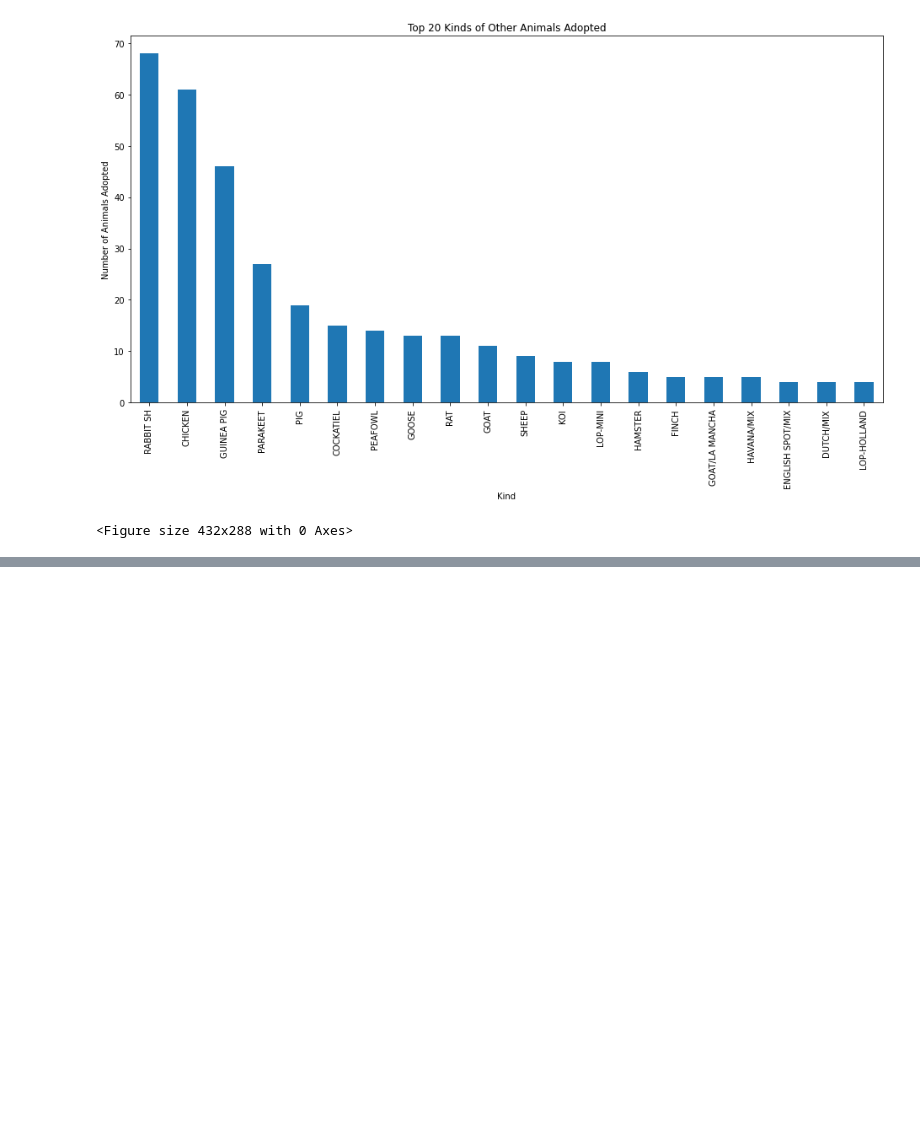
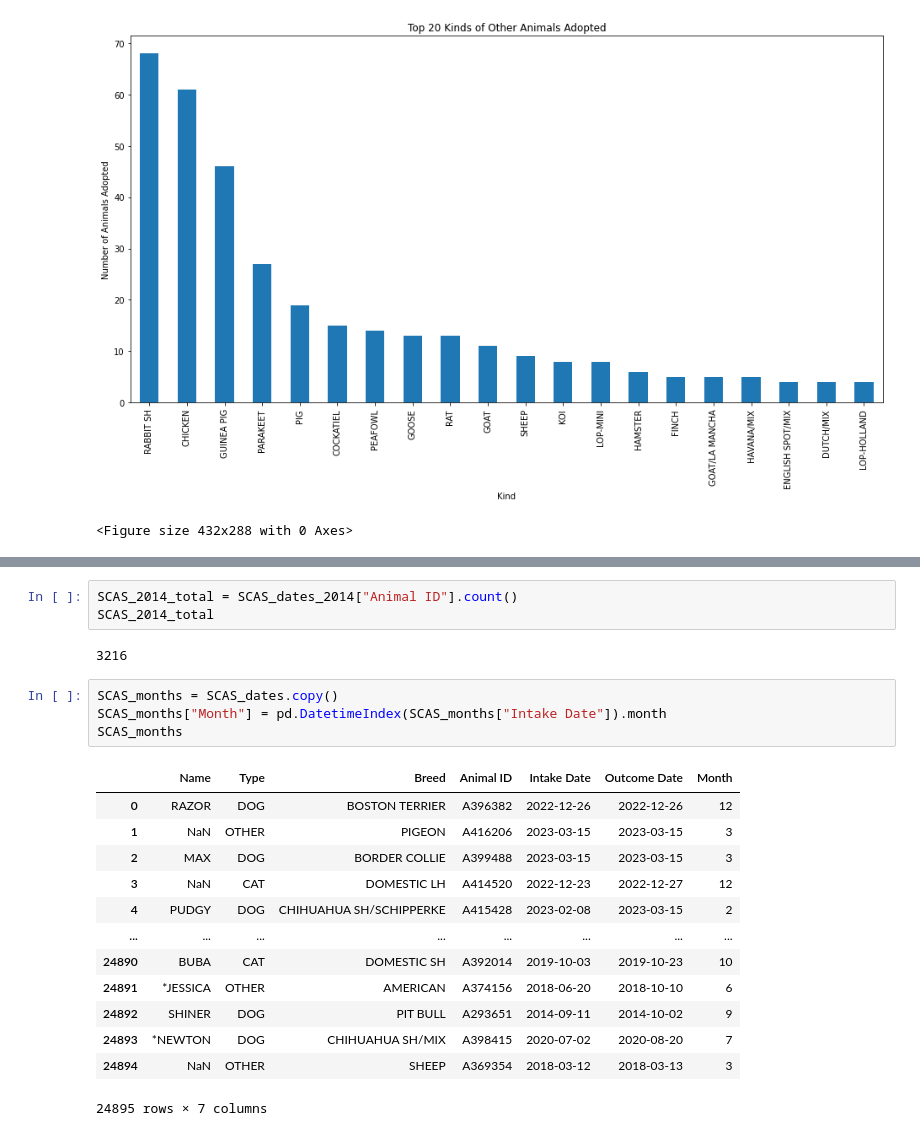
Before and after one commit to MenardCayabyab/Project3, a Jupyter notebook: Project 3 Sketchbook.ipynb, the cells around one changed output, grey strips where cells are left out. Saved outputs shown, nothing was run; the diff lists cells and outputs as text; blank space fills up the shorter version.

```diff
--- a/Project 3 Sketchbook.ipynb
+++ b/Project 3 Sketchbook.ipynb
@@ -353,0 +428,23 @@ plt.tight_layout()
+# %%
+SCAS_2014_total = SCAS_dates_2014["Animal ID"].count()
+SCAS_2014_total
+# %% [output]
+3216
+# %%
+SCAS_months = SCAS_dates.copy()
+SCAS_months["Month"] = pd.DatetimeIndex(SCAS_months["Intake Date"]).month
+SCAS_months
+# %% [output]
+|  | Name | Type | Breed | Animal ID | Intake Date | Outcome Date | Month |
+| 0 | RAZOR | DOG | BOSTON TERRIER | A396382 | 2022-12-26 | 2022-12-26 | 12 |
+| 1 | NaN | OTHER | PIGEON | A416206 | 2023-03-15 | 2023-03-15 | 3 |
+| 2 | MAX | DOG | BORDER COLLIE | A399488 | 2023-03-15 | 2023-03-15 | 3 |
+| 3 | NaN | CAT | DOMESTIC LH | A414520 | 2022-12-23 | 2022-12-27 | 12 |
+| 4 | PUDGY | DOG | CHIHUAHUA SH/SCHIPPERKE | A415428 | 2023-02-08 | 2023-03-15 | 2 |
+| ... | ... | ... | ... | ... | ... | ... | ... |
+| 24890 | BUBA | CAT | DOMESTIC SH | A392014 | 2019-10-03 | 2019-10-23 | 10 |
+| 24891 | *JESSICA | OTHER | AMERICAN | A374156 | 2018-06-20 | 2018-10-10 | 6 |
+| 24892 | SHINER | DOG | PIT BULL | A293651 | 2014-09-11 | 2014-10-02 | 9 |
+| 24893 | *NEWTON | DOG | CHIHUAHUA SH/MIX | A398415 | 2020-07-02 | 2020-08-20 | 7 |
+| 24894 | NaN | OTHER | SHEEP | A369354 | 2018-03-12 | 2018-03-13 | 3 |
+24895 rows × 7 columns
```
Also changed, not shown: parts of 18 cells of this notebook, 1 other file.
